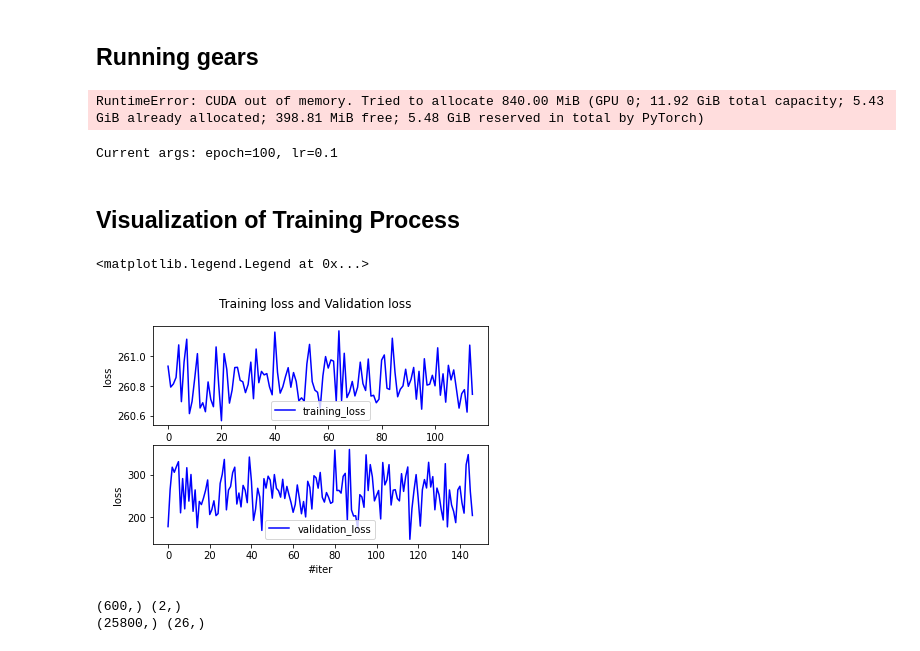
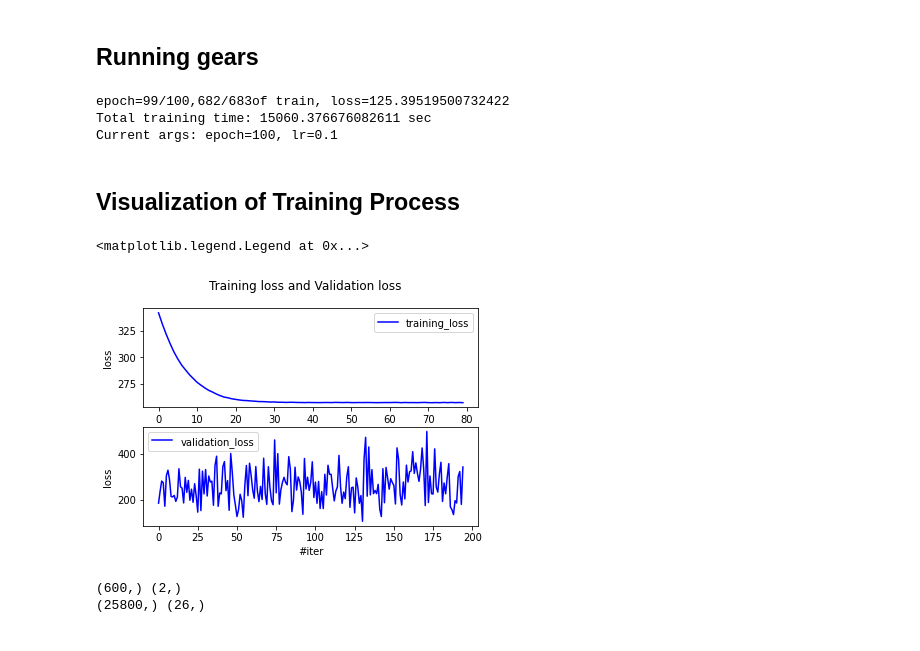
Before and after one commit to MilkywayCocktail/CSI-Imaging, a Jupyter notebook: Model1_v01a1.ipynb, the cells around one changed output. Saved outputs shown, nothing was run; the diff lists cells and outputs as text; code cells hidden in the pictures.

```diff
--- a/Model1_v01a1.ipynb
+++ b/Model1_v01a1.ipynb
@@ -281,9 +281,9 @@ test_size = int(len(mydata)) - train_size - valid_size
 train_dataset, valid_dataset, test_dataset = Data.random_split(mydata, [train_size, valid_size, test_size])
 print(train_size, valid_size, test_size)
 
-train_loader = Data.DataLoader(train_dataset, batch_size=16, shuffle=True)
-valid_loader = Data.DataLoader(valid_dataset, batch_size=16, shuffle=True)
-test_loader = Data.DataLoader(test_dataset, batch_size=16, shuffle=True)
+train_loader = Data.DataLoader(train_dataset, batch_size=4, shuffle=True)
+valid_loader = Data.DataLoader(valid_dataset, batch_size=4, shuffle=True)
+test_loader = Data.DataLoader(test_dataset, batch_size=4, shuffle=True)
 
 print(len(train_loader), len(valid_loader), len(test_loader))
 # %% [output]
@@ -309,16 +309,16 @@ class MyArgs:
     def __init__(self, epochs=10, learning_rate=0.001):
         self.epochs = epochs
         self.learning_rate = learning_rate
-        self.device = torch.device("cuda:0" if torch.cuda.is_available() else "cpu")
+        self.device = torch.device("cuda:5" if torch.cuda.is_available() else "cpu")
 
-args = MyArgs(epochs=100, learning_rate=0.01)
+args = MyArgs(epochs=100, learning_rate=0.1)
 # %%
 # Model and Loss
 
 model = MyModel().to(args.device)
 
 criterion = torch.nn.SmoothL1Loss()
-optimizer = torch.optim.RMSprop(model.parameters(), lr=args.learning_rate)
+optimizer = torch.optim.Adam(model.parameters(), lr=args.learning_rate)
 
 train_loss = []
 valid_loss = []
@@ -380,33 +380,33 @@ end = time.time()
 print("\nTotal training time:", end-start, "sec")
 print("Current args: epoch={}, lr={}".format(args.epochs, args.learning_rate))
 # %% [output]
-RuntimeError: CUDA out of memory. Tried to allocate 840.00 MiB (GPU 0; 11.92 GiB total capacity; 5.43 GiB already allocated; 398.81 MiB free; 5.48 GiB reserved in total by PyTorch)
+epoch=99/100,682/683of train, loss=125.39519500732422
+Total training time: 15060.376676082611 sec
+Current args: epoch=100, lr=0.1
 # %%
 torch.save(model.state_dict(), '../Models/v01a1_w.pth')
-# %% [output]
-Current args: epoch=100, lr=0.1
 # %% [markdown]
 ## Visualization of Training Process
 # %%
 # Plot loss curves
 
 %matplotlib inline
 plt.clf()
 plt.suptitle("Training loss and Validation loss")
 plt.subplot(2, 1, 1)
-plt.plot(train_epochs_loss[185:], 'b', label = 'training_loss')
+plt.plot(train_epochs_loss[20:], 'b', label = 'training_loss')
 plt.ylabel('loss')
 plt.xlabel('#epoch')
 plt.legend()
 plt.subplot(2, 1, 2)
 plt.plot(valid_loss, 'b', label = 'validation_loss')
 plt.ylabel('loss')
 plt.xlabel('#iter')
 plt.legend()
 #plt.savefig("loss_900epoch_down.jpg")
 # %% [output]
 <matplotlib.legend.Legend at 0x...>
-[figure, old version]
+[figure, new version]
 # %%
 print(np.array(train_epochs_loss).shape, np.array(valid_epochs_loss).shape)
 print(np.array(train_loss).shape, np.array(valid_loss).shape)
```
Also changed, not shown: parts of 2 cells of this notebook.
